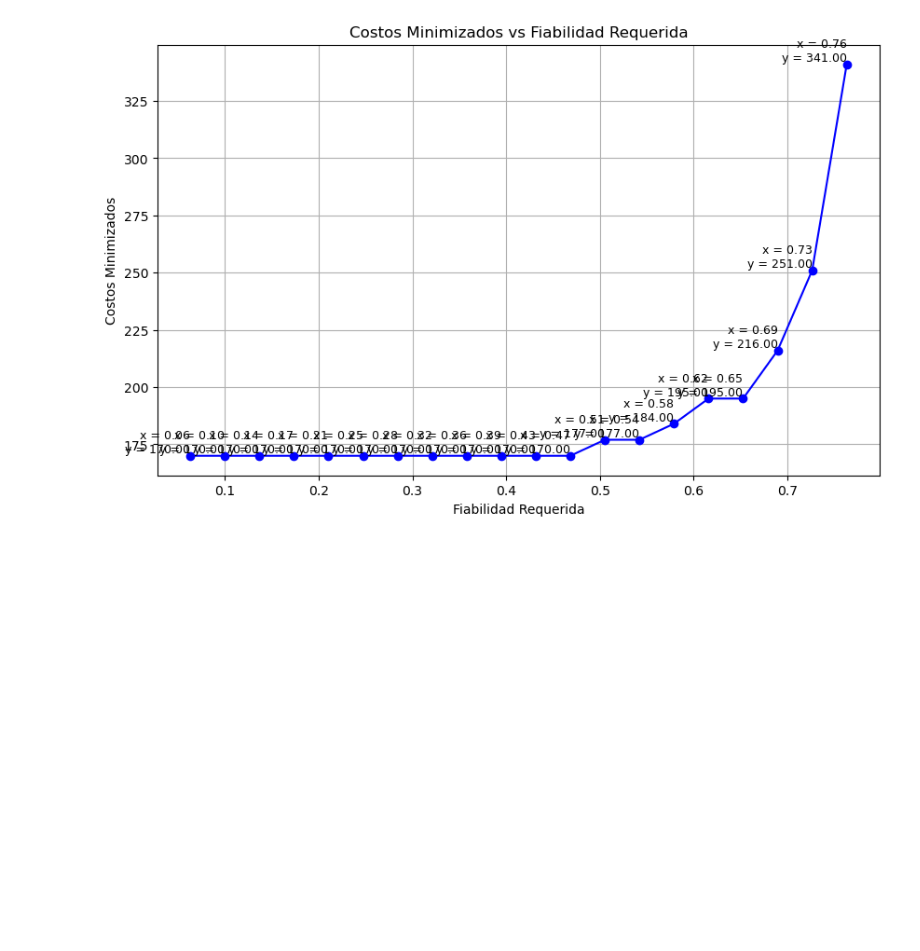
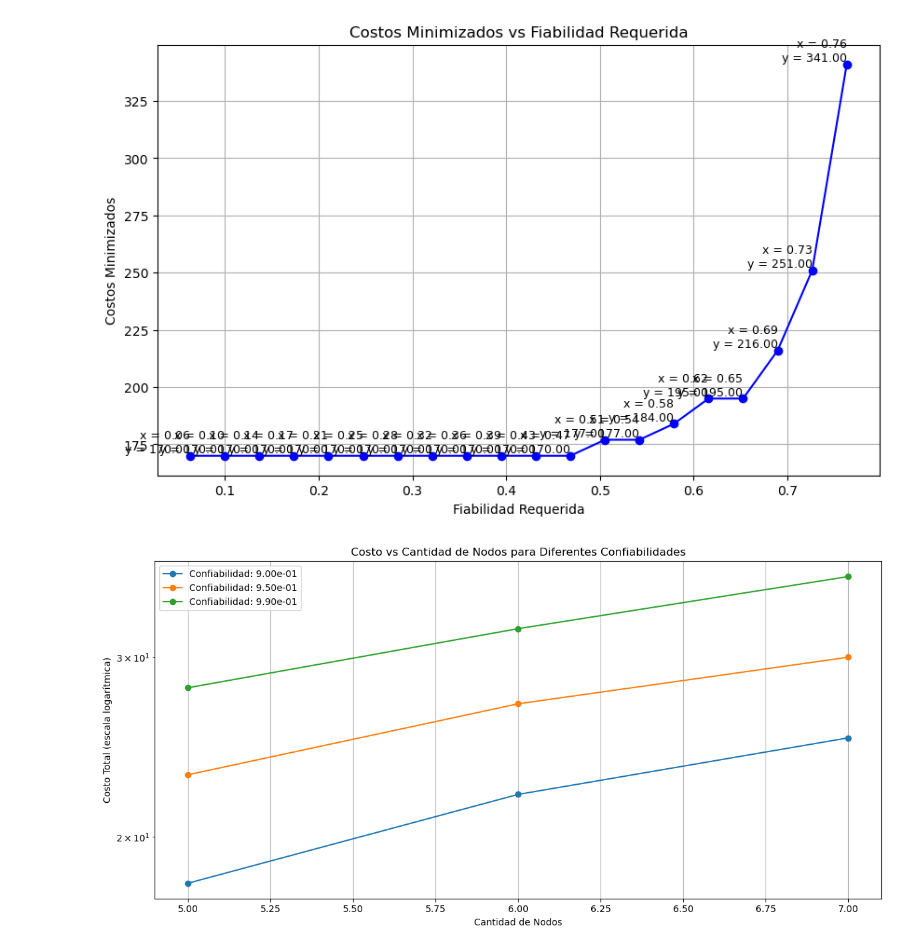
Before and after one commit to danielpuliche/optimization_model, a Jupyter notebook: main.ipynb, the cells around one changed output. Cells and saved outputs as stored; diff of their text form; code cells hidden in the pictures; blank space fills up the shorter version.

Commit message:
Graficas

```diff
--- a/main.ipynb
+++ b/main.ipynb
@@ -219,3 +219,18 @@ except ValueError as e:
     print(f"Error: {e}")
 # %% [output]
 [figure]
+# %%
+from utils.utils import graficar_costos_totales
+# Datos de prueba
+confiabilidades = [0.90, 0.95, 0.99]
+cantidades_nodos = [5, 6, 7]
+
+costos_totales = [
+    18, 22, 25,     # para 0.90
+    23, 27, 30,     # para 0.95
+    28, 32, 36      # para 0.99
+]
+
+graficar_costos_totales(confiabilidades, cantidades_nodos, costos_totales)
+# %% [output]
+[figure, added]
```
Also changed, not shown: parts of 2 cells of this notebook, 3 other files.
